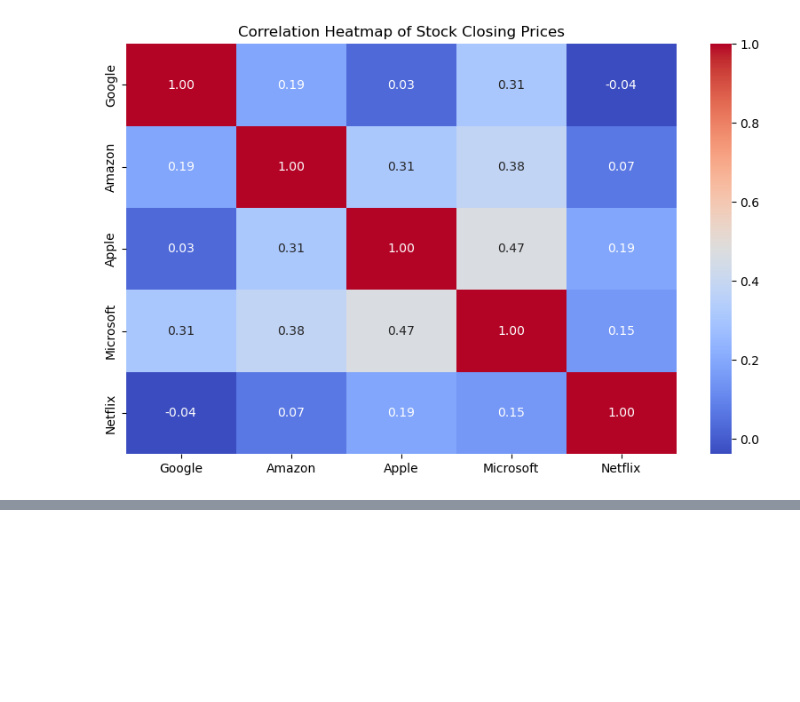
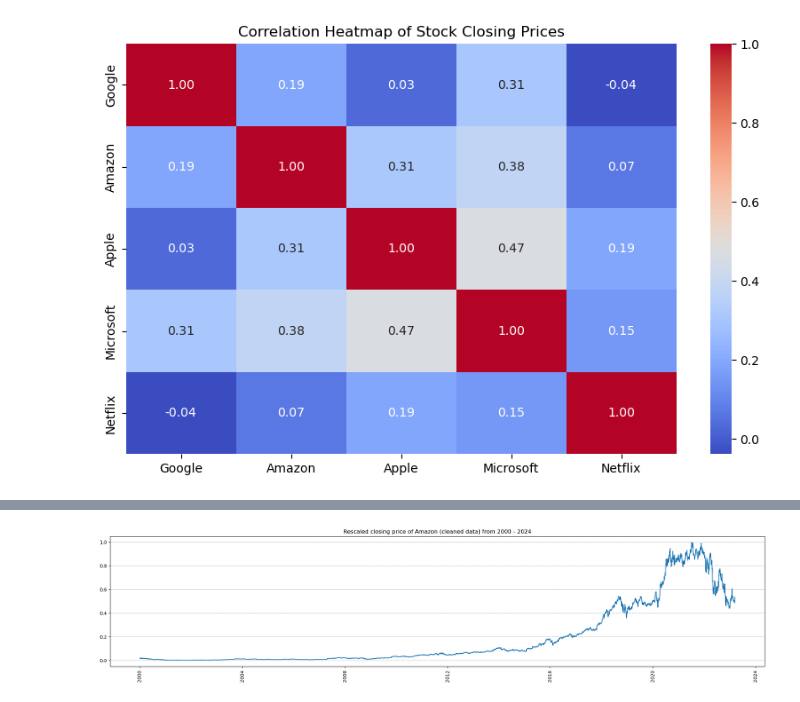
Before and after one commit to ShimronAlakkal/fin-lstm-research, a Jupyter notebook: main.ipynb, the cells around one changed output, grey strips where cells are left out. Saved outputs shown, nothing was run; the diff lists cells and outputs as text; code cells hidden in the pictures; blank space fills up the shorter version.

```diff
--- a/main.ipynb
+++ b/main.ipynb
@@ -128,0 +272,9 @@ plt.show()
+# %%
+# rescale the close price to have it between 0 and 1
+scaler = MinMaxScaler(feature_range=(0,1))
+rescaledCloses = scaler.fit_transform(np.array(cDataAmazon)).reshape(-1,1)
+
+# make a new column in cDataAmazon for rescaled Closes
+cDataAmazon['ReClose'] = rescaledCloses.copy()
+
+cDataAmazon
@@ -128,0 +321,9 @@ plt.show()
+# %%
+fig = plt.figure(figsize=(25,5))
+plt.plot(cDataAmazon.index, rescaledCloses)
+plt.xticks(rotation='vertical')
+plt.title('Rescaled closing price of Amazon (cleaned data) from 2000 - 2024')
+plt.grid(which='major', axis='y', linestyle='--')
+plt.show()
+# %% [output]
+[figure, added]
```
Also changed, not shown: parts of 24 cells of this notebook.
